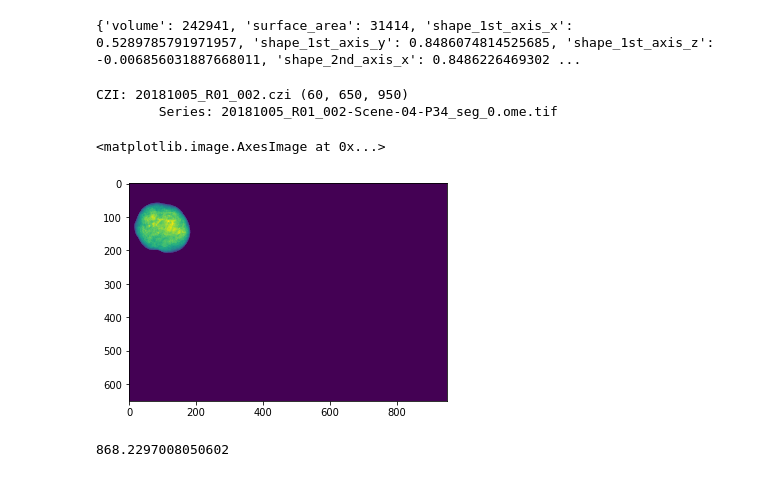
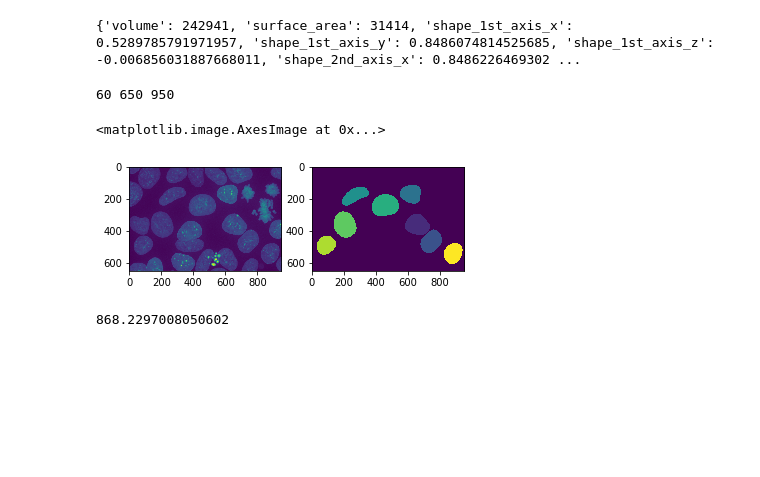
Before and after one commit to AllenInstitute/qcb-analysis, a Jupyter notebook: data-scripts/misc/inspect_nucleus.ipynb, the cells around one changed output. Saved outputs shown, nothing was run; the diff lists cells and outputs as text; code cells hidden in the pictures; blank space fills up the shorter version.

```diff
--- a/data-scripts/misc/inspect_nucleus.ipynb
+++ b/data-scripts/misc/inspect_nucleus.ipynb
@@ -101,40 +90,25 @@ def get_stack_from_series_id(czi_path, channel, series_id, dim):
     img_raw = np.array(img_raw).reshape(*dim)
 
     return img_raw
-# %%
-czi_path = os.path.join(config_czi["raw_path"],config_czi["raw_name"])
-pxl_info = bf.OMEXML(bf.get_omexml_metadata(czi_path)).image(0).Pixels
-nx = pxl_info.SizeX
-ny = pxl_info.SizeY
-nz = pxl_info.SizeZ
-
-print("CZI:", config_czi["raw_name"], (nz,ny,nx))
-
-# For each series
-
-position = config_czi["ids_cell"][position]
-
-# Parse series ID in the segmentation name
-# First positiuon is 0, alhtough it is shown as Scene-01
-
-print("\tSeries:",position["name"])
-
-series_id = position["name"]
-loc = series_id.find("Scene")
-
-# First positiuon is 0, alhtough it is shown as Scene-01
-series_id = np.int(series_id[(loc+6):(loc+8)]) - 1
-
-img_raw = get_stack_from_series_id(czi_path=czi_path, channel=config_czi["dna_channel"], series_id=series_id, dim=(nz,ny,nx))
-# %% [output]
-CZI: 20181005_R01_002.czi (60, 650, 950)
-        Series: 20181005_R01_002-Scene-04-P34_seg_0.ome.tif
-# %%
-img_input = (img_raw*img_seg)
-plt.imshow(img_input.mean(axis=0))
-# %% [output]
-<matplotlib.image.AxesImage at 0x...>
-[figure, removed]
+# %%
+raw_path = "/allen/aics/assay-dev/MicroscopyData/Ruian/2018/20181005/20181005_R01_001.czi"
+pxl_info = bf.OMEXML(bf.get_omexml_metadata(raw_path)).image(0).Pixels
+nx = pxl_info.SizeX
+ny = pxl_info.SizeY
+nz = pxl_info.SizeZ
+print(nz,ny,nx)
+# %% [output]
+60 650 950
+# %%
+img_raw = get_stack_from_series_id(czi_path=raw_path, channel=0, series_id=9, dim=(nz,ny,nx))
+# %%
+img_input = (img_raw*img_seg)
+fig, ax = plt.subplots(nrows=1,ncols=2)
+ax[0].imshow(img_raw.max(axis=0))
+ax[1].imshow(img_seg_all.max(axis=0))
+# %% [output]
+<matplotlib.image.AxesImage at 0x...>
+[figure, added]
 # %%
 values = img_input[img_input>0]
 values.mean()
```
Also changed, not shown: parts of 8 cells of this notebook, 6 other files.
